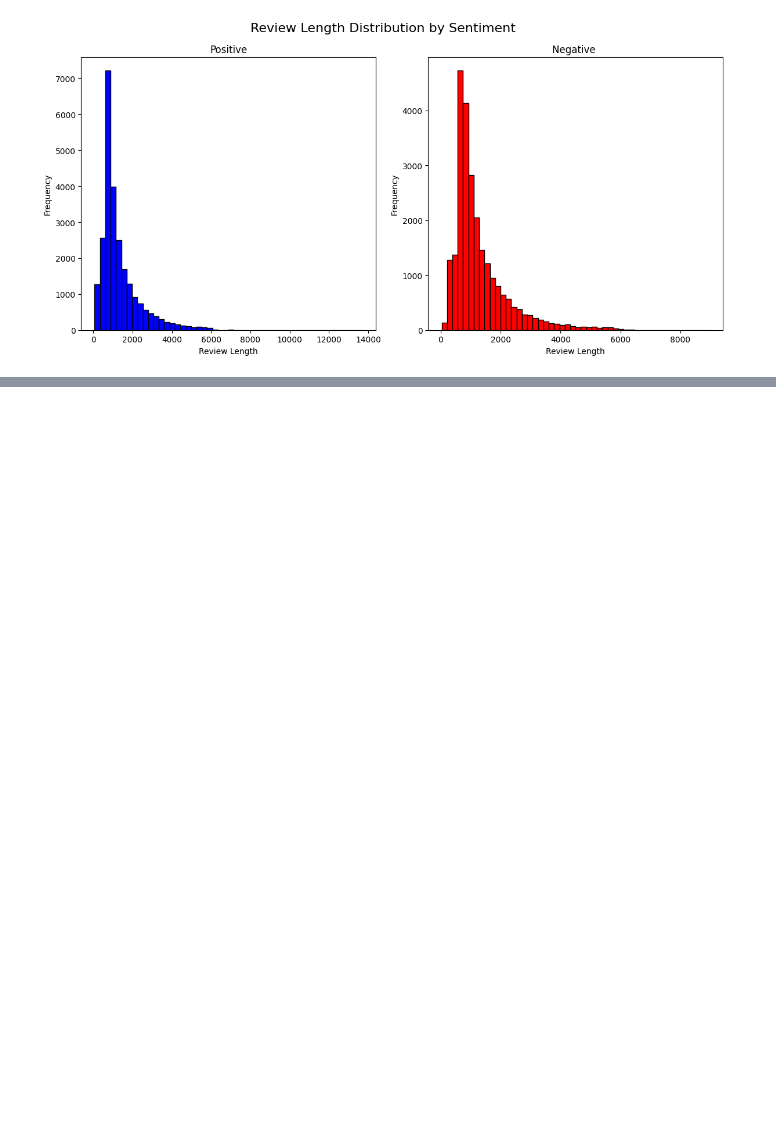
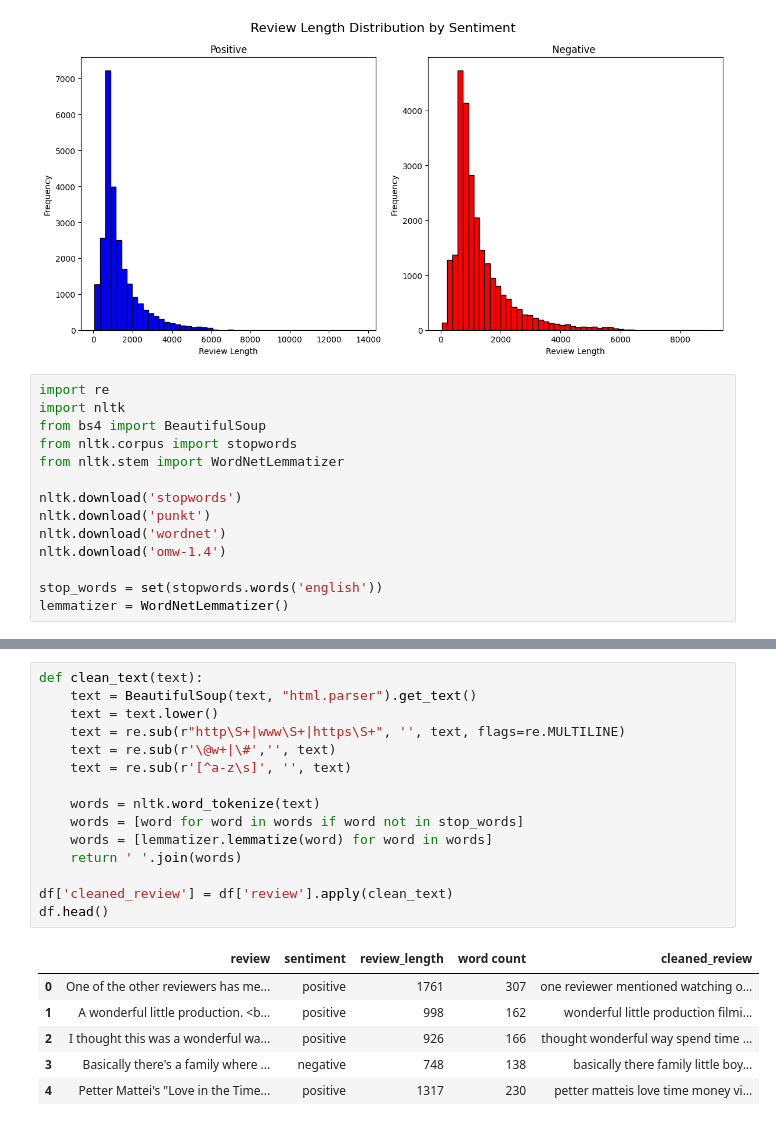
Before and after one commit to meth-nin/Movie-Review-Sentiment-Analysis-NLP, a Jupyter notebook: notebook.ipynb, the cells around one changed output, grey strips where cells are left out. Drawn from its saved outputs; the diff is of its cells as text; blank space fills up the shorter version.

Commit message:
Text Preprocessing

```diff
--- a/notebook.ipynb
+++ b/notebook.ipynb
@@ -126,3 +126,17 @@ plt.tight_layout()
 plt.show()
 # %% [output]
 [figure]
+# %%
+import re
+import nltk
+from bs4 import BeautifulSoup
+from nltk.corpus import stopwords
+from nltk.stem import WordNetLemmatizer
+
+nltk.download('stopwords')
+nltk.download('punkt')
+nltk.download('wordnet')
+nltk.download('omw-1.4')
+
+stop_words = set(stopwords.words('english'))
+lemmatizer = WordNetLemmatizer()
@@ -128,0 +154,22 @@ plt.show()
+# %%
+def clean_text(text):
+    text = BeautifulSoup(text, "html.parser").get_text()
+    text = text.lower()
+    text = re.sub(r"http\S+|www\S+|https\S+", '', text, flags=re.MULTILINE)
+    text = re.sub(r'\@w+|\#','', text)
+    text = re.sub(r'[^a-z\s]', '', text)
+
+    words = nltk.word_tokenize(text)
+    words = [word for word in words if word not in stop_words]
+    words = [lemmatizer.lemmatize(word) for word in words]
+    return ' '.join(words)
+
+df['cleaned_review'] = df['review'].apply(clean_text)
+df.head()
+# %% [output]
+|  | review | sentiment | review_length | word count | cleaned_review |
+| 0 | One of the other reviewers has me... | positive | 1761 | 307 | one reviewer mentioned watching o... |
+| 1 | A wonderful little production. <b... | positive | 998 | 162 | wonderful little production filmi... |
+| 2 | I thought this was a wonderful wa... | positive | 926 | 166 | thought wonderful way spend time ... |
+| 3 | Basically there's a family where ... | negative | 748 | 138 | basically there family little boy... |
+| 4 | Petter Mattei's "Love in the Time... | positive | 1317 | 230 | petter matteis love time money vi... |
```
Also changed, not shown: parts of 1 cell of this notebook.
